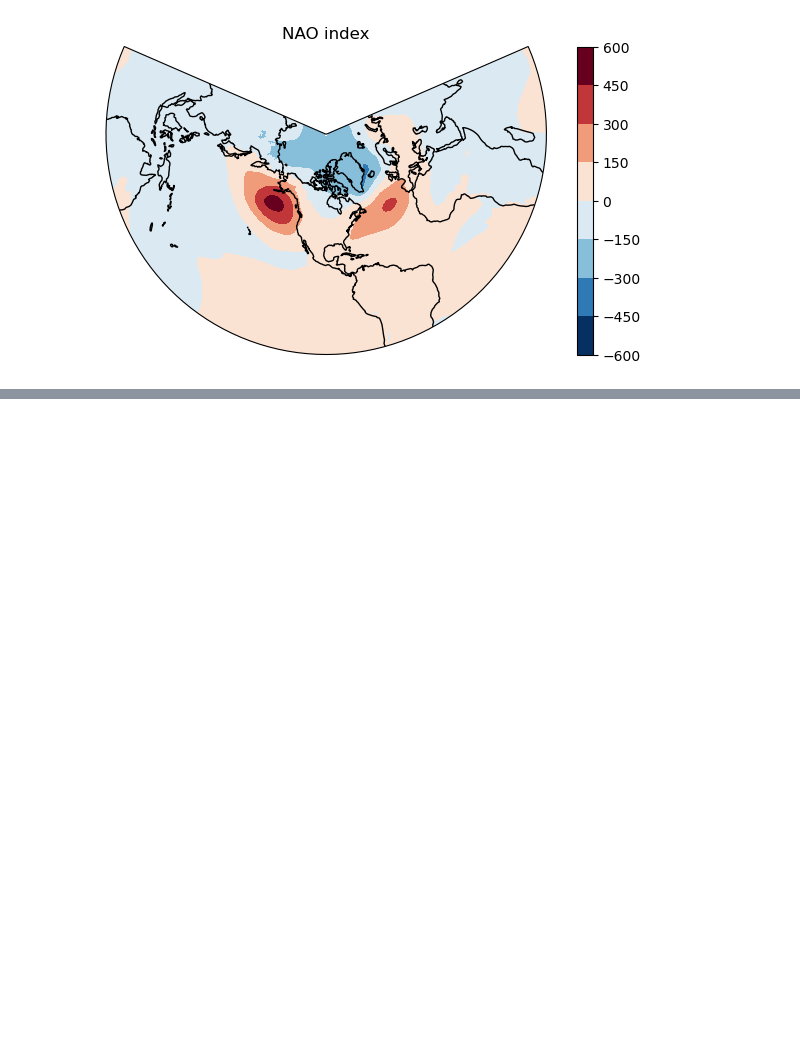
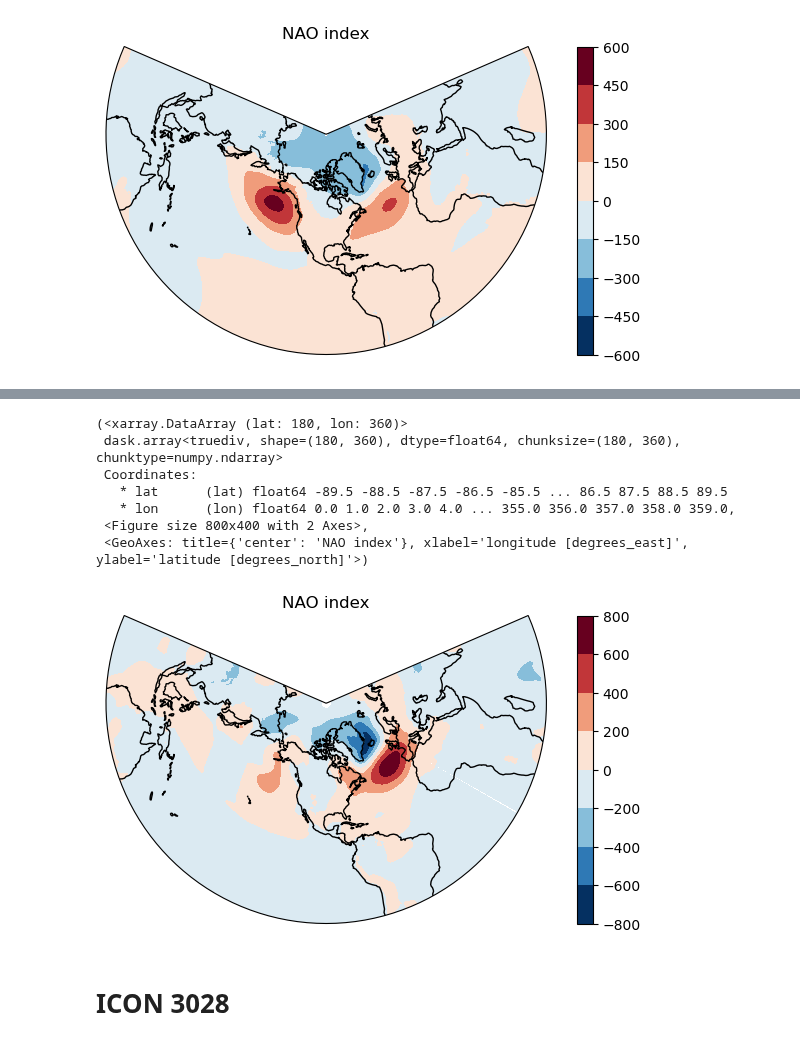
Before and after one commit to DestinE-Climate-DT/AQUA, a Jupyter notebook: diagnostics/teleconnections/notebooks/NAO_cycle_3.ipynb, the cells around one changed output, grey strips where cells are left out. Saved outputs shown, nothing was run; the diff lists cells and outputs as text; code cells hidden in the pictures; blank space fills up the shorter version.

```diff
--- a/diagnostics/teleconnections/notebooks/NAO_cycle_3.ipynb
+++ b/diagnostics/teleconnections/notebooks/NAO_cycle_3.ipynb
@@ -111,0 +195,13 @@ reg_plot(nao,infile,save=False,projection_type='LambertConformal',title='NAO ind
+# %%
+reg_plot(nao_3026,infile,save=False,projection_type='LambertConformal',title='NAO index',contour=True,levels=10)
+# %% [output]
+(<xarray.DataArray (lat: 180, lon: 360)>
+ dask.array<truediv, shape=(180, 360), dtype=float64, chunksize=(180, 360), chunktype=numpy.ndarray>
+ Coordinates:
+   * lat      (lat) float64 -89.5 -88.5 -87.5 -86.5 -85.5 ... 86.5 87.5 88.5 89.5
+   * lon      (lon) float64 0.0 1.0 2.0 3.0 4.0 ... 355.0 356.0 357.0 358.0 359.0,
+ <Figure size 800x400 with 2 Axes>,
+ <GeoAxes: title={'center': 'NAO index'}, xlabel='longitude [degrees_east]', ylabel='latitude [degrees_north]'>)
+[figure, added]
+# %% [markdown]
+# ICON 3028
```
Also changed, not shown: parts of 26 cells of this notebook.
